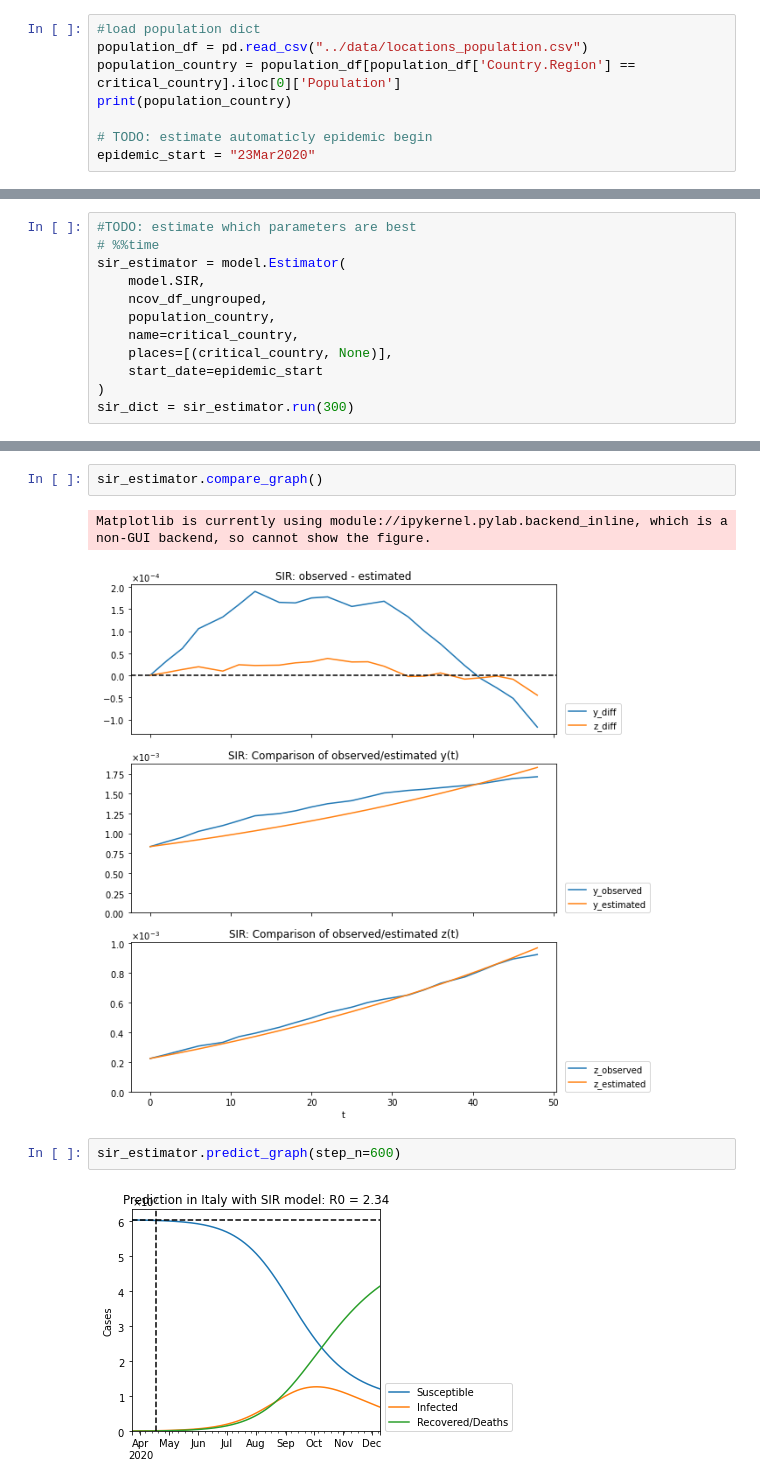
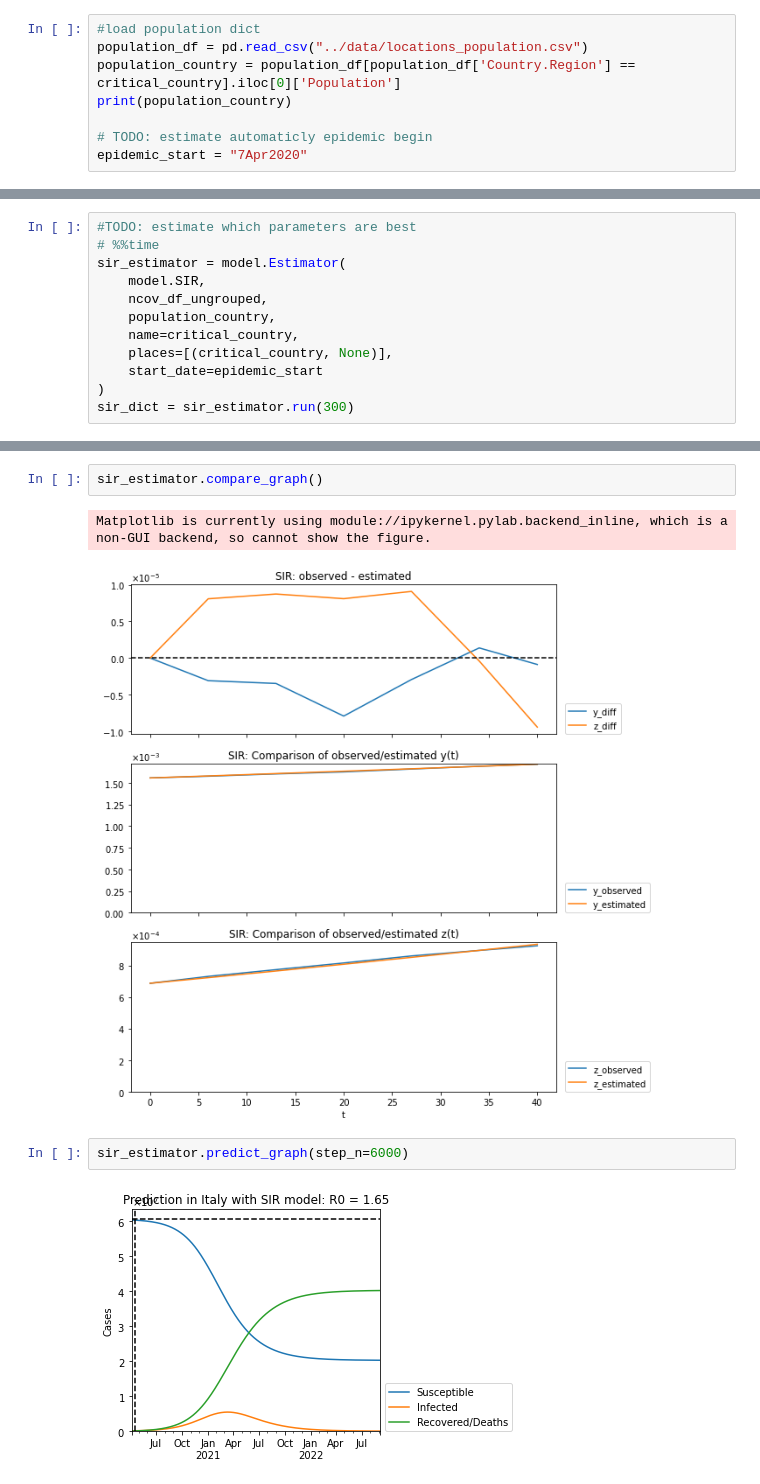
Before and after one commit to Fudalinm/EpidemicSpreadModels, a Jupyter notebook: notebooks/Italy.ipynb, the cells around one changed output, grey strips where cells are left out. Drawn from its saved outputs; the diff is of its cells as text.

Commit message:
fix of predictions

```diff
--- a/notebooks/Italy.ipynb
+++ b/notebooks/Italy.ipynb
@@ -130,7 +130,7 @@ population_country = population_df[population_df['Country.Region'] == critical_c
 print(population_country)
 
 # TODO: estimate automaticly epidemic begin
-epidemic_start = "23Mar2020"
+epidemic_start = "7Apr2020"
 # %% [output]
 60480000
 # %%
@@ -217,8 +217,8 @@ pd.DataFrame.from_dict({"SIR": sir_dict}, orient="index").fillna("-")
 sir_estimator.compare_graph()
 # %% [output]
 Matplotlib is currently using module://ipykernel.pylab.backend_inline, which is a non-GUI backend, so cannot show the figure.
-[figure, old version]
+[figure, new version]
 # %%
-sir_estimator.predict_graph(step_n=600)
+sir_estimator.predict_graph(step_n=6000)
 # %% [output]
-[figure, old version]
+[figure, new version]
```
Also changed, not shown: parts of 4 cells of this notebook, 3 other files.
